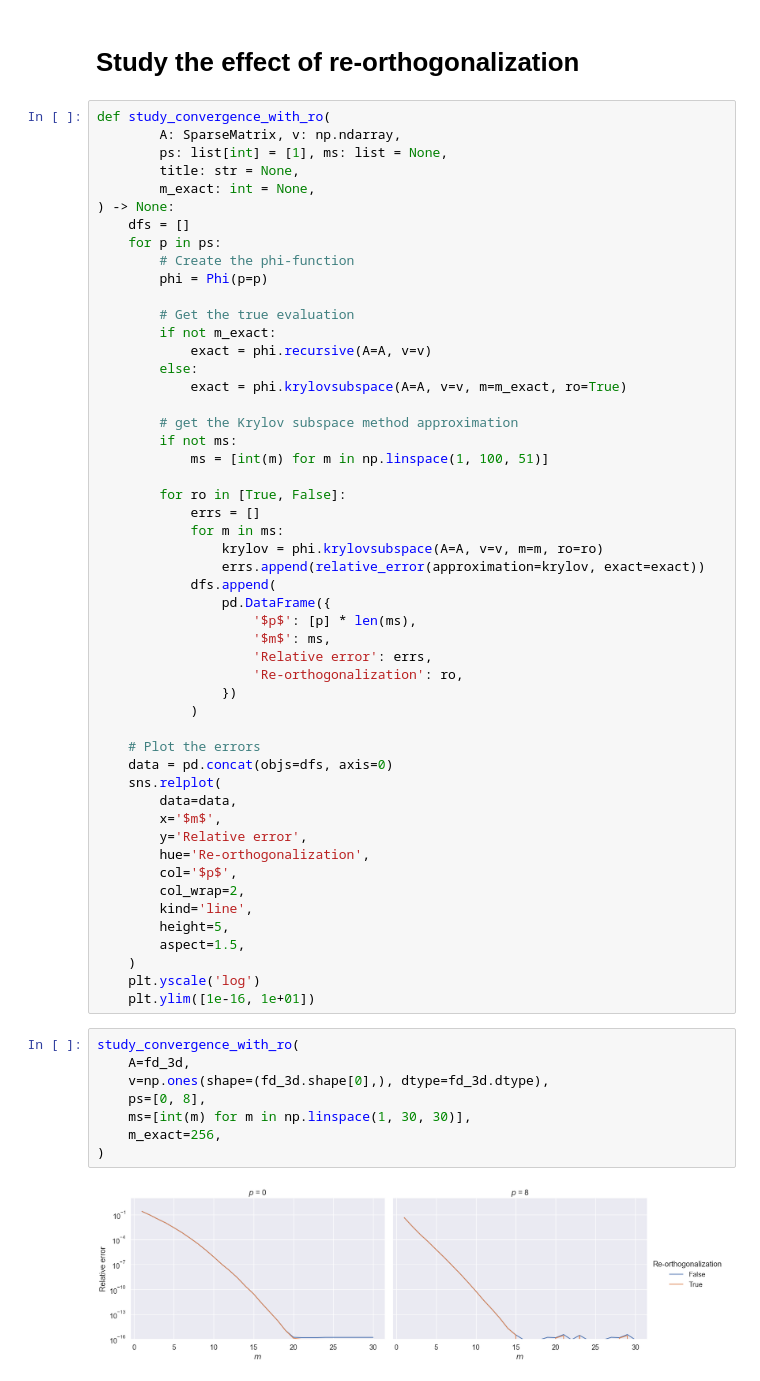
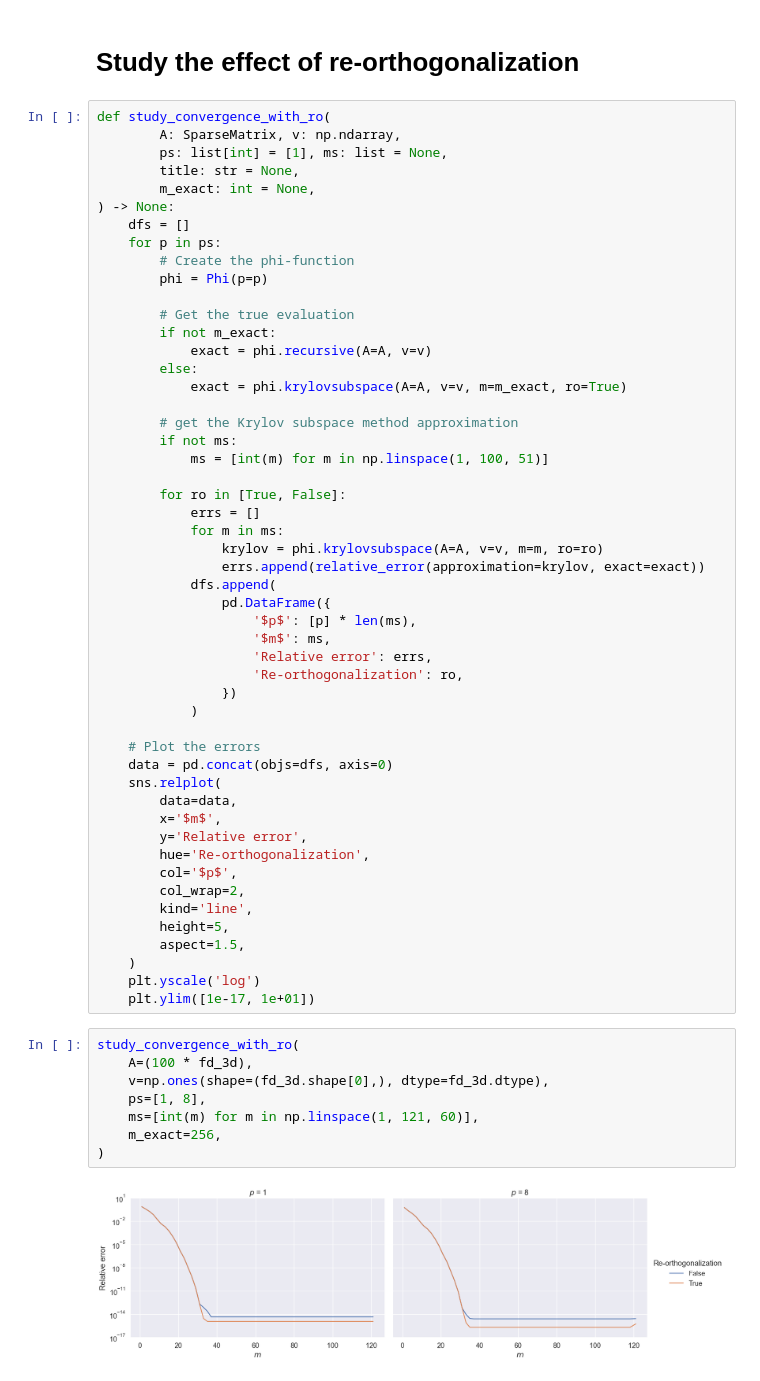
Before and after one commit to sprmsv/KAMF, a Jupyter notebook: experiments.ipynb, the cells around one changed output. Drawn from its saved outputs; the diff is of its cells as text.

Commit message:
add plots

```diff
--- a/experiments.ipynb
+++ b/experiments.ipynb
@@ -535,16 +548,16 @@ def study_convergence_with_ro(
         aspect=1.5,
     )
     plt.yscale('log')
-    plt.ylim([1e-16, 1e+01])
+    plt.ylim([1e-17, 1e+01])
 # %%
 study_convergence_with_ro(
-    A=fd_3d,
+    A=(100 * fd_3d),
     v=np.ones(shape=(fd_3d.shape[0],), dtype=fd_3d.dtype),
-    ps=[0, 8],
-    ms=[int(m) for m in np.linspace(1, 30, 30)],
+    ps=[1, 8],
+    ms=[int(m) for m in np.linspace(1, 121, 60)],
     m_exact=256,
 )
 # %% [output]
-[figure, old version]
+[figure, new version]
 # %%
 study_convergence_with_ro(
```
Also changed, not shown: parts of 7 cells of this notebook, 4 other files.
